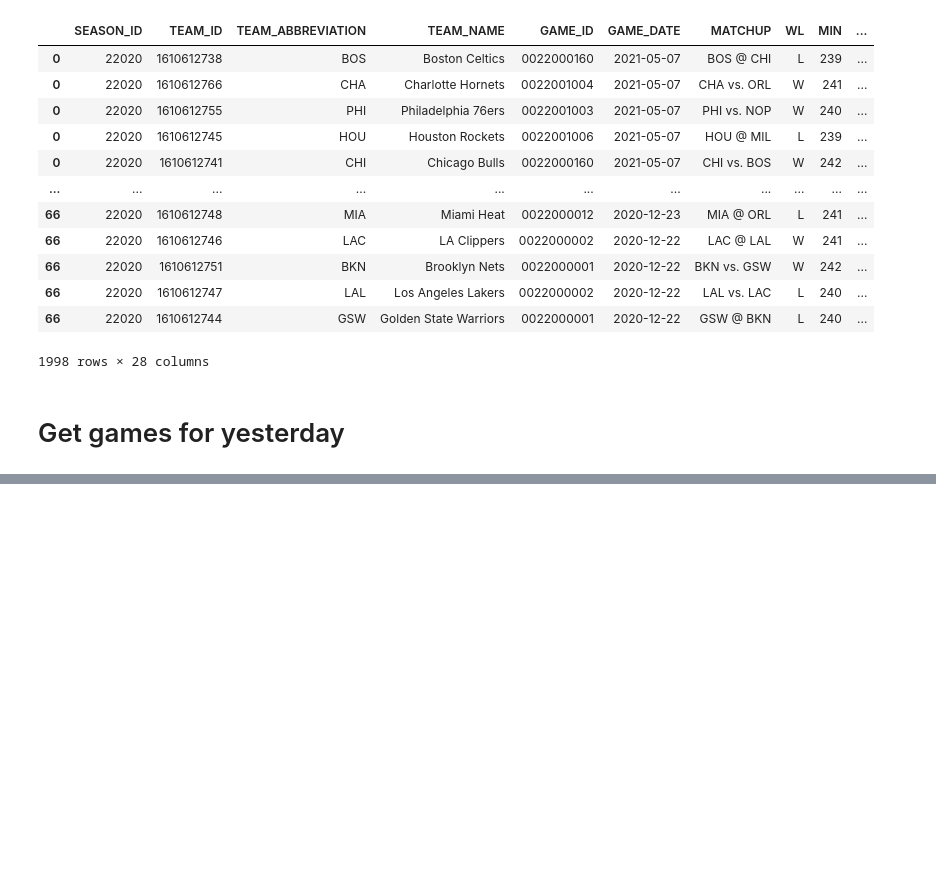
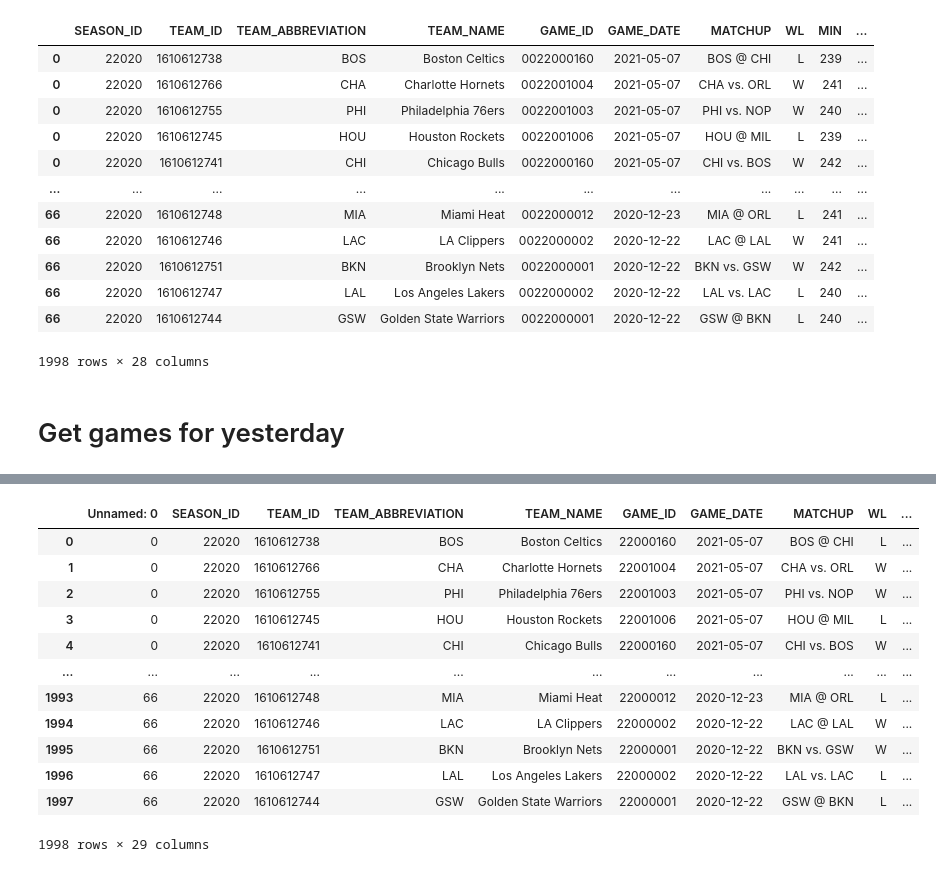
Before and after one commit to sszh1904/NBA_Match_Prediction, a Jupyter notebook: extracting_nba_api.ipynb, the cells around one changed output, grey strips where cells are left out. Saved outputs shown, nothing was run; the diff lists cells and outputs as text; code cells hidden in the pictures; blank space fills up the shorter version.

```diff
--- a/extracting_nba_api.ipynb
+++ b/extracting_nba_api.ipynb
@@ -92,0 +93,17 @@ df
+# %%
+df = pd.read_csv("nba_api_0705.csv")
+df
+# %% [output]
+|  | Unnamed: 0 | SEASON_ID | TEAM_ID | TEAM_ABBREVIATION | TEAM_NAME | GAME_ID | GAME_DATE | MATCHUP | WL | ... |
+| 0 | 0 | 22020 | 1610612738 | BOS | Boston Celtics | 22000160 | 2021-05-07 | BOS @ CHI | L | ... |
+| 1 | 0 | 22020 | 1610612766 | CHA | Charlotte Hornets | 22001004 | 2021-05-07 | CHA vs. ORL | W | ... |
+| 2 | 0 | 22020 | 1610612755 | PHI | Philadelphia 76ers | 22001003 | 2021-05-07 | PHI vs. NOP | W | ... |
+| 3 | 0 | 22020 | 1610612745 | HOU | Houston Rockets | 22001006 | 2021-05-07 | HOU @ MIL | L | ... |
+| 4 | 0 | 22020 | 1610612741 | CHI | Chicago Bulls | 22000160 | 2021-05-07 | CHI vs. BOS | W | ... |
+| ... | ... | ... | ... | ... | ... | ... | ... | ... | ... | ... |
+| 1993 | 66 | 22020 | 1610612748 | MIA | Miami Heat | 22000012 | 2020-12-23 | MIA @ ORL | L | ... |
+| 1994 | 66 | 22020 | 1610612746 | LAC | LA Clippers | 22000002 | 2020-12-22 | LAC @ LAL | W | ... |
+| 1995 | 66 | 22020 | 1610612751 | BKN | Brooklyn Nets | 22000001 | 2020-12-22 | BKN vs. GSW | W | ... |
+| 1996 | 66 | 22020 | 1610612747 | LAL | Los Angeles Lakers | 22000002 | 2020-12-22 | LAL vs. LAC | L | ... |
+| 1997 | 66 | 22020 | 1610612744 | GSW | Golden State Warriors | 22000001 | 2020-12-22 | GSW @ BKN | L | ... |
+1998 rows × 29 columns
```
Also changed, not shown: parts of 6 cells of this notebook, 2 other files.
